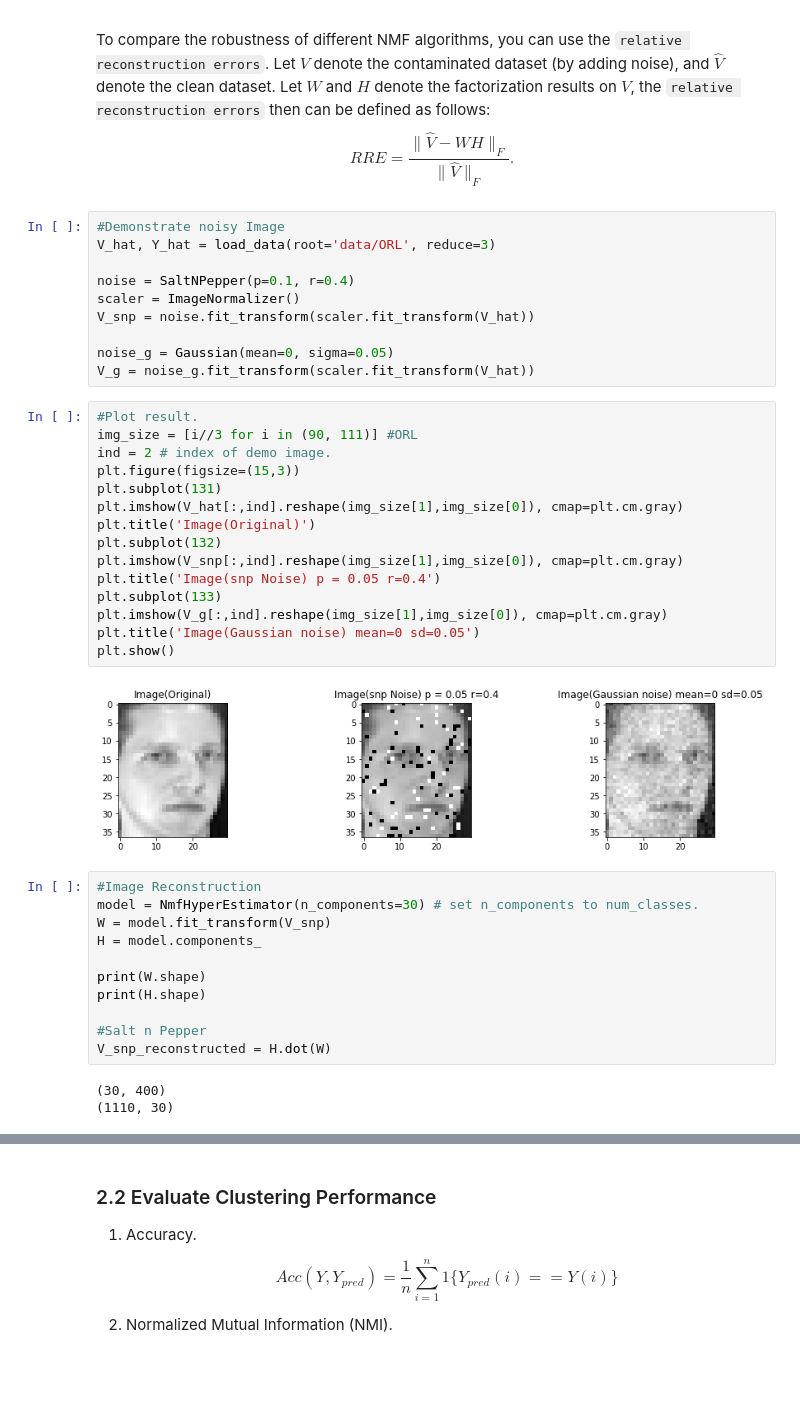
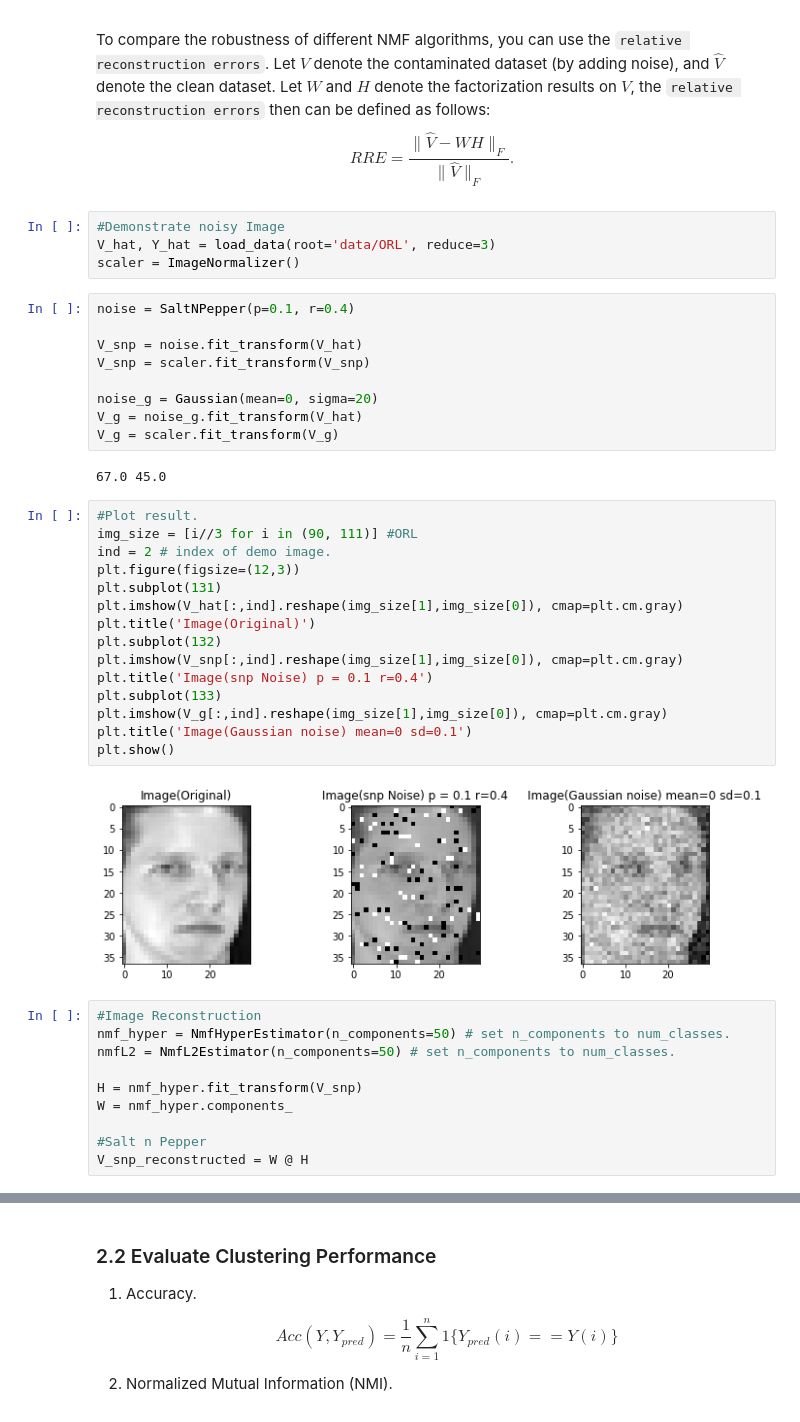
Before and after one commit to Dovermore/COMP5328NMF, a Jupyter notebook: src/assignment1.ipynb, the cells around one changed output, grey strips where cells are left out. Drawn from its saved outputs; the diff is of its cells as text; blank space fills up the shorter version.

```diff
--- a/src/assignment1.ipynb
+++ b/src/assignment1.ipynb
@@ -105,45 +108,46 @@
  \begin{equation}
     RRE = \frac{ \| \hat{V} - WH \|_F }{ \| \hat{V} \|_F}.
 \end{equation}
+# %%
+#Demonstrate noisy Image
+V_hat, Y_hat = load_data(root='data/ORL', reduce=3)
+scaler = ImageNormalizer()
 # %%
-#Demonstrate noisy Image
-V_hat, Y_hat = load_data(root='data/ORL', reduce=3)
+noise = SaltNPepper(p=0.1, r=0.4)
 
-noise = SaltNPepper(p=0.1, r=0.4)
-scaler = ImageNormalizer()
-V_snp = noise.fit_transform(scaler.fit_transform(V_hat))
+V_snp = noise.fit_transform(V_hat)
+V_snp = scaler.fit_transform(V_snp)
 
-noise_g = Gaussian(mean=0, sigma=0.05)
-V_g = noise_g.fit_transform(scaler.fit_transform(V_hat))
+noise_g = Gaussian(mean=0, sigma=20)
+V_g = noise_g.fit_transform(V_hat)
+V_g = scaler.fit_transform(V_g)
+# %% [output]
+67.0 45.0
 # %%
 #Plot result.
 img_size = [i//3 for i in (90, 111)] #ORL
 ind = 2 # index of demo image.
-plt.figure(figsize=(15,3))
+plt.figure(figsize=(12,3))
 plt.subplot(131)
 plt.imshow(V_hat[:,ind].reshape(img_size[1],img_size[0]), cmap=plt.cm.gray)
 plt.title('Image(Original)')
 plt.subplot(132)
 plt.imshow(V_snp[:,ind].reshape(img_size[1],img_size[0]), cmap=plt.cm.gray)
-plt.title('Image(snp Noise) p = 0.05 r=0.4')
+plt.title('Image(snp Noise) p = 0.1 r=0.4')
 plt.subplot(133)
 plt.imshow(V_g[:,ind].reshape(img_size[1],img_size[0]), cmap=plt.cm.gray)
-plt.title('Image(Gaussian noise) mean=0 sd=0.05')
+plt.title('Image(Gaussian noise) mean=0 sd=0.1')
 plt.show()
 # %% [output]
-[figure, old version]
+[figure, new version]
 # %%
 #Image Reconstruction
-model = NmfHyperEstimator(n_components=30) # set n_components to num_classes.
-W = model.fit_transform(V_snp)
-H = model.components_
+nmf_hyper = NmfHyperEstimator(n_components=50) # set n_components to num_classes.
+nmfL2 = NmfL2Estimator(n_components=50) # set n_components to num_classes.
 
-print(W.shape)
-print(H.shape)
+H = nmf_hyper.fit_transform(V_snp)
+W = nmf_hyper.components_
 
 #Salt n Pepper
-V_snp_reconstructed = H.dot(W)
+V_snp_reconstructed = W @ H
-# %% [output]
-(30, 400)
-(1110, 30)
 # %%
```
Also changed, not shown: parts of 8 cells of this notebook.
